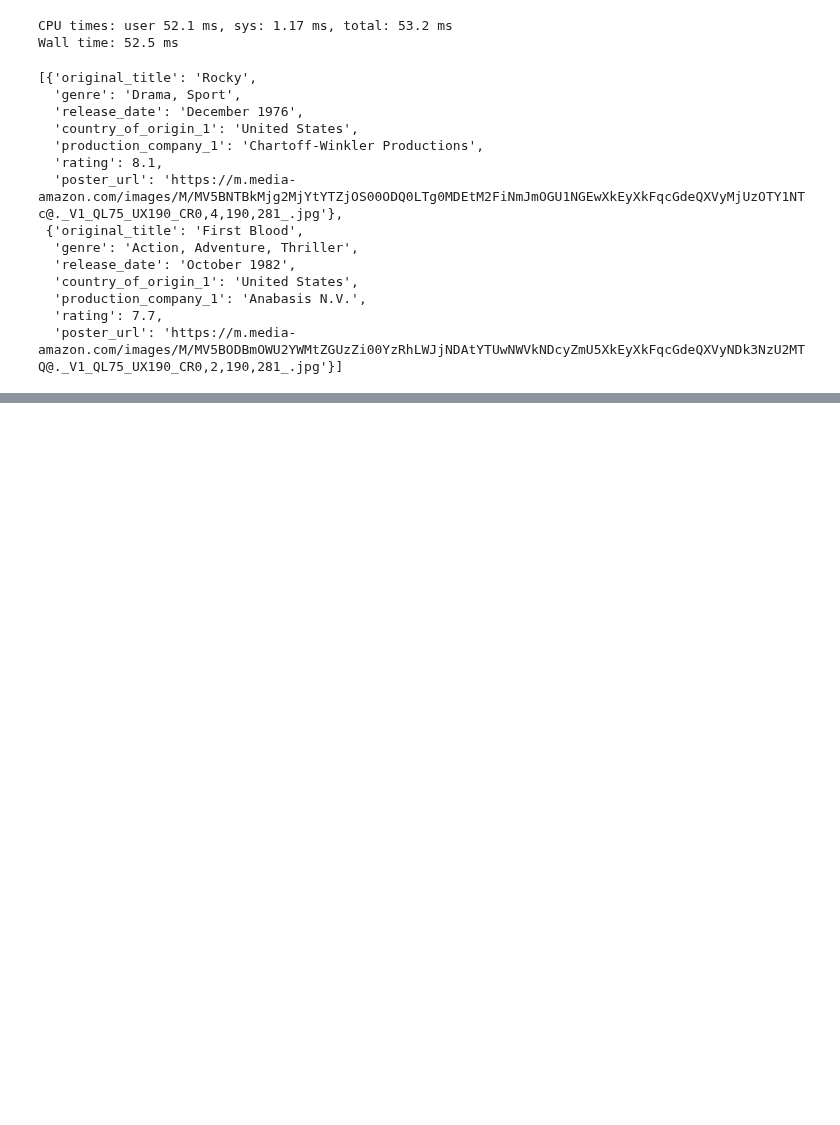
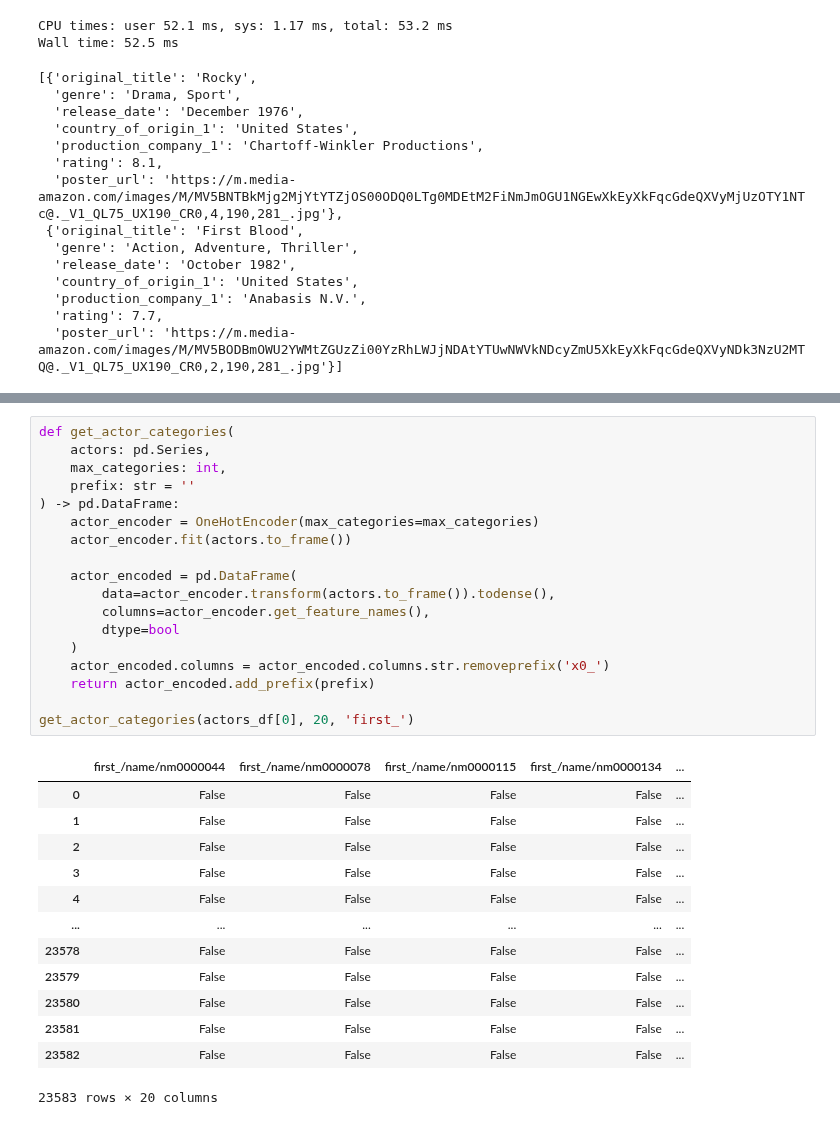
Before and after one commit to ilyamil/movie_recommender_system, a Jupyter notebook: notebooks/modeling.ipynb, the cells around one changed output, grey strips where cells are left out. Saved outputs shown, nothing was run; the diff lists cells and outputs as text; blank space fills up the shorter version.

```diff
--- a/notebooks/modeling.ipynb
+++ b/notebooks/modeling.ipynb
@@ -318,0 +393,32 @@ Wall time: 52.5 ms
+# %%
+def get_actor_categories(
+    actors: pd.Series,
+    max_categories: int,
+    prefix: str = ''
+) -> pd.DataFrame:
+    actor_encoder = OneHotEncoder(max_categories=max_categories)
+    actor_encoder.fit(actors.to_frame())
+
+    actor_encoded = pd.DataFrame(
+        data=actor_encoder.transform(actors.to_frame()).todense(),
+        columns=actor_encoder.get_feature_names(),
+        dtype=bool
+    )
+    actor_encoded.columns = actor_encoded.columns.str.removeprefix('x0_')
+    return actor_encoded.add_prefix(prefix)
+
+get_actor_categories(actors_df[0], 20, 'first_')
+# %% [output]
+|  | first_/name/nm0000044 | first_/name/nm0000078 | first_/name/nm0000115 | first_/name/nm0000134 | ... |
+| 0 | False | False | False | False | ... |
+| 1 | False | False | False | False | ... |
+| 2 | False | False | False | False | ... |
+| 3 | False | False | False | False | ... |
+| 4 | False | False | False | False | ... |
+| ... | ... | ... | ... | ... | ... |
+| 23578 | False | False | False | False | ... |
+| 23579 | False | False | False | False | ... |
+| 23580 | False | False | False | False | ... |
+| 23581 | False | False | False | False | ... |
+| 23582 | False | False | False | False | ... |
+23583 rows × 20 columns
```
Also changed, not shown: parts of 28 cells of this notebook, 4 other files.
